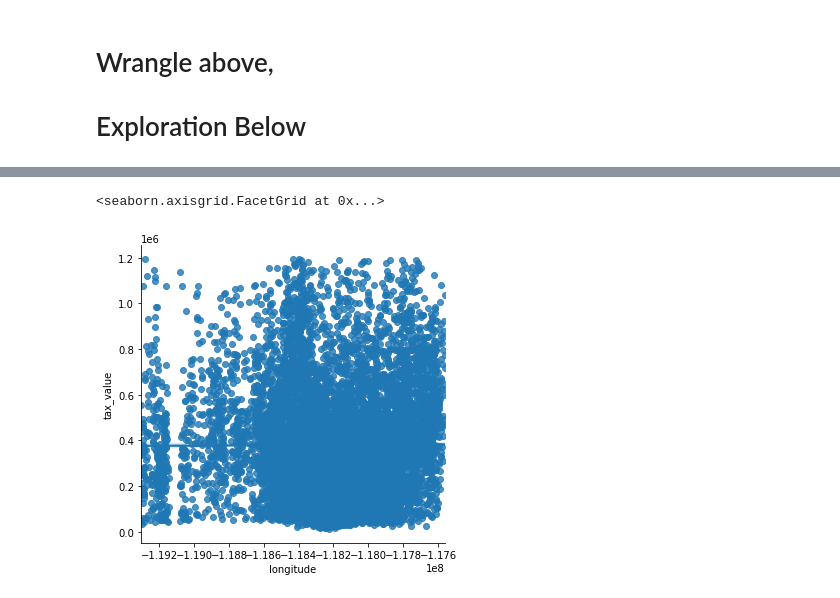
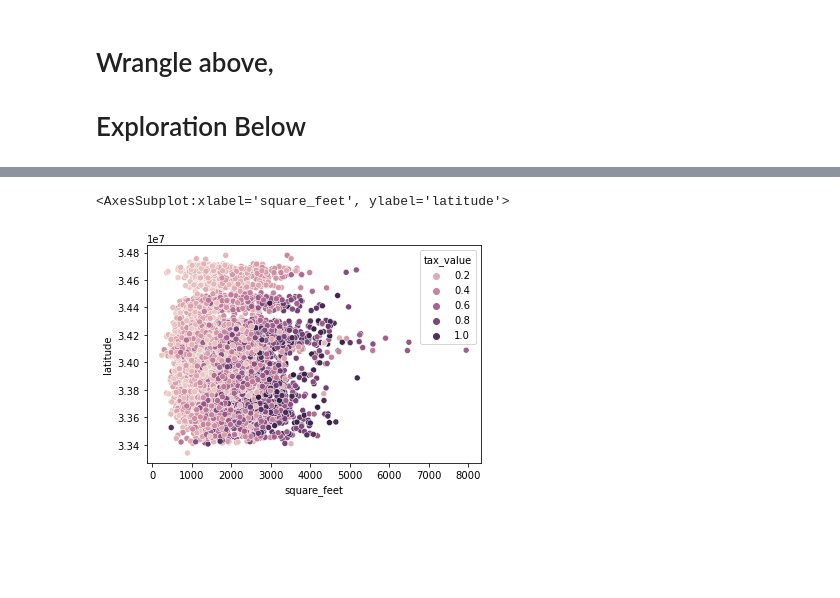
Before and after one commit to mdalton87/regression-exercises, a Jupyter notebook: regression_project/test_zillow.ipynb, the cells around one changed output, grey strips where cells are left out. Saved outputs shown, nothing was run; the diff lists cells and outputs as text; code cells hidden in the pictures; blank space fills up the shorter version.

```diff
--- a/regression_project/test_zillow.ipynb
+++ b/regression_project/test_zillow.ipynb
@@ -176,5 +202,0 @@ sns.relplot(data=train, y='latitude', x='longitude',)
-# %%
-sns.
-# %% [output]
-<seaborn.axisgrid.FacetGrid at 0x...>
-[figure, removed]
@@ -180,0 +211,6 @@ sns.
+# %%
+# longitude and latitude to square_feet, target tax_value
+sns.scatterplot(data=train, y='latitude',x= 'square_feet', hue='tax_value')
+# %% [output]
+<AxesSubplot:xlabel='square_feet', ylabel='latitude'>
+[figure, added]
```
Also changed, not shown: parts of 23 cells of this notebook, 5 other files.
